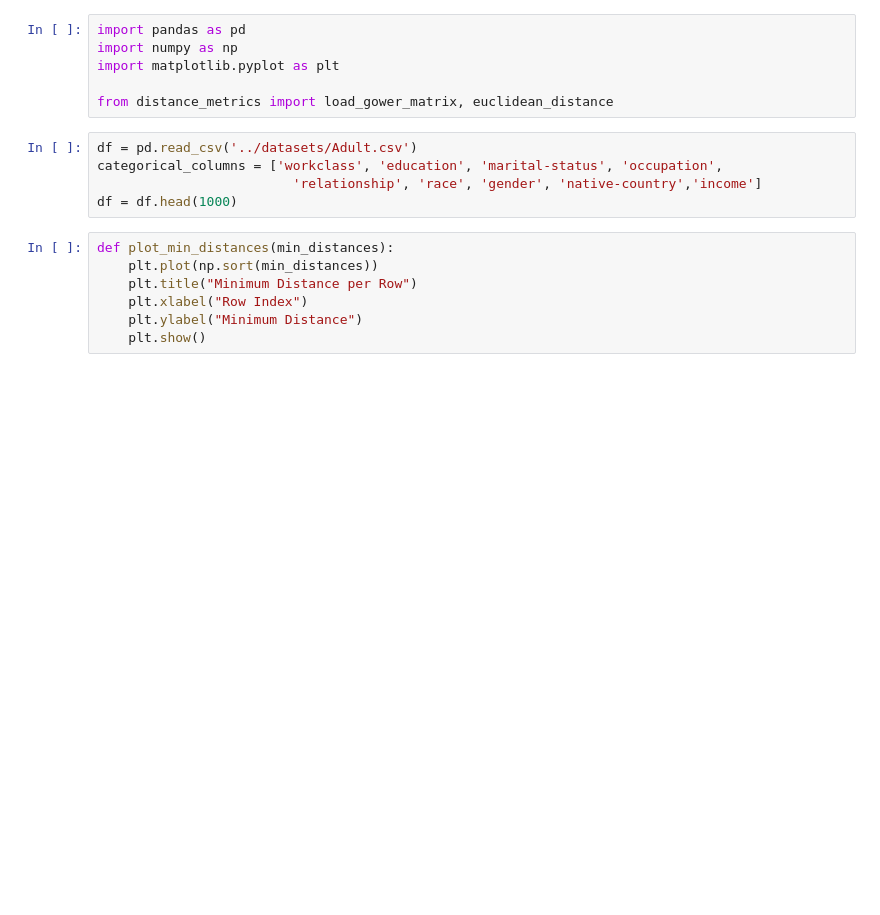
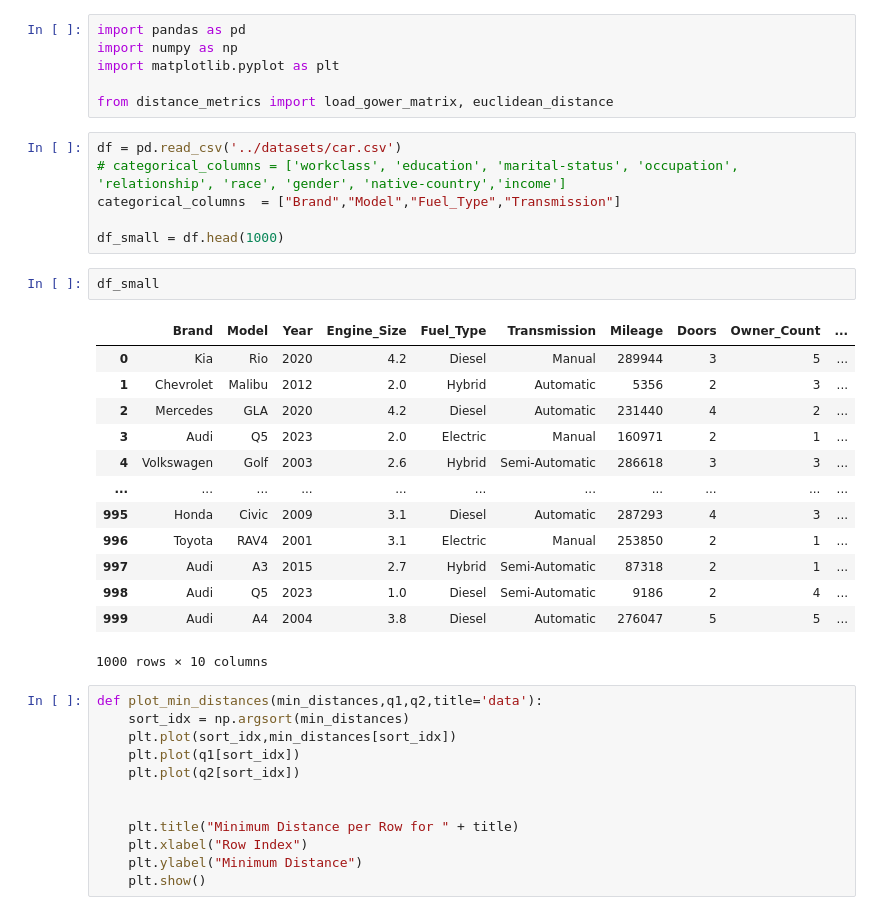
Before and after one commit to Kem0sabe/Master_thesis_experiments, a Jupyter notebook: distance_metric/compare_metrics.ipynb, the cells around one changed output. Saved outputs shown, nothing was run; the diff lists cells and outputs as text; blank space fills up the shorter version.

```diff
--- a/distance_metric/compare_metrics.ipynb
+++ b/distance_metric/compare_metrics.ipynb
@@ -5,14 +5,36 @@ import matplotlib.pyplot as plt
 
 from distance_metrics import load_gower_matrix, euclidean_distance
 # %%
-df = pd.read_csv('../datasets/Adult.csv')
-categorical_columns = ['workclass', 'education', 'marital-status', 'occupation',
-                         'relationship', 'race', 'gender', 'native-country','income']
-df = df.head(1000)
+df = pd.read_csv('../datasets/car.csv')
+# categorical_columns = ['workclass', 'education', 'marital-status', 'occupation', 'relationship', 'race', 'gender', 'native-country','income']
+categorical_columns  = ["Brand","Model","Fuel_Type","Transmission"]
+
+df_small = df.head(1000)
+# %%
+df_small
+# %% [output]
+|  | Brand | Model | Year | Engine_Size | Fuel_Type | Transmission | Mileage | Doors | Owner_Count | ... |
+| 0 | Kia | Rio | 2020 | 4.2 | Diesel | Manual | 289944 | 3 | 5 | ... |
+| 1 | Chevrolet | Malibu | 2012 | 2.0 | Hybrid | Automatic | 5356 | 2 | 3 | ... |
+| 2 | Mercedes | GLA | 2020 | 4.2 | Diesel | Automatic | 231440 | 4 | 2 | ... |
+| 3 | Audi | Q5 | 2023 | 2.0 | Electric | Manual | 160971 | 2 | 1 | ... |
+| 4 | Volkswagen | Golf | 2003 | 2.6 | Hybrid | Semi-Automatic | 286618 | 3 | 3 | ... |
+| ... | ... | ... | ... | ... | ... | ... | ... | ... | ... | ... |
+| 995 | Honda | Civic | 2009 | 3.1 | Diesel | Automatic | 287293 | 4 | 3 | ... |
+| 996 | Toyota | RAV4 | 2001 | 3.1 | Electric | Manual | 253850 | 2 | 1 | ... |
+| 997 | Audi | A3 | 2015 | 2.7 | Hybrid | Semi-Automatic | 87318 | 2 | 1 | ... |
+| 998 | Audi | Q5 | 2023 | 1.0 | Diesel | Semi-Automatic | 9186 | 2 | 4 | ... |
+| 999 | Audi | A4 | 2004 | 3.8 | Diesel | Automatic | 276047 | 5 | 5 | ... |
+1000 rows × 10 columns
 # %%
-def plot_min_distances(min_distances):
-    plt.plot(np.sort(min_distances))
-    plt.title("Minimum Distance per Row")
+def plot_min_distances(min_distances,q1,q2,title='data'):
+    sort_idx = np.argsort(min_distances)
+    plt.plot(sort_idx,min_distances[sort_idx])
+    plt.plot(q1[sort_idx])
+    plt.plot(q2[sort_idx])
+
+
+    plt.title("Minimum Distance per Row for " + title)
     plt.xlabel("Row Index")
     plt.ylabel("Minimum Distance")
     plt.show()
```
Also changed, not shown: parts of 6 cells of this notebook, 1 other file.
